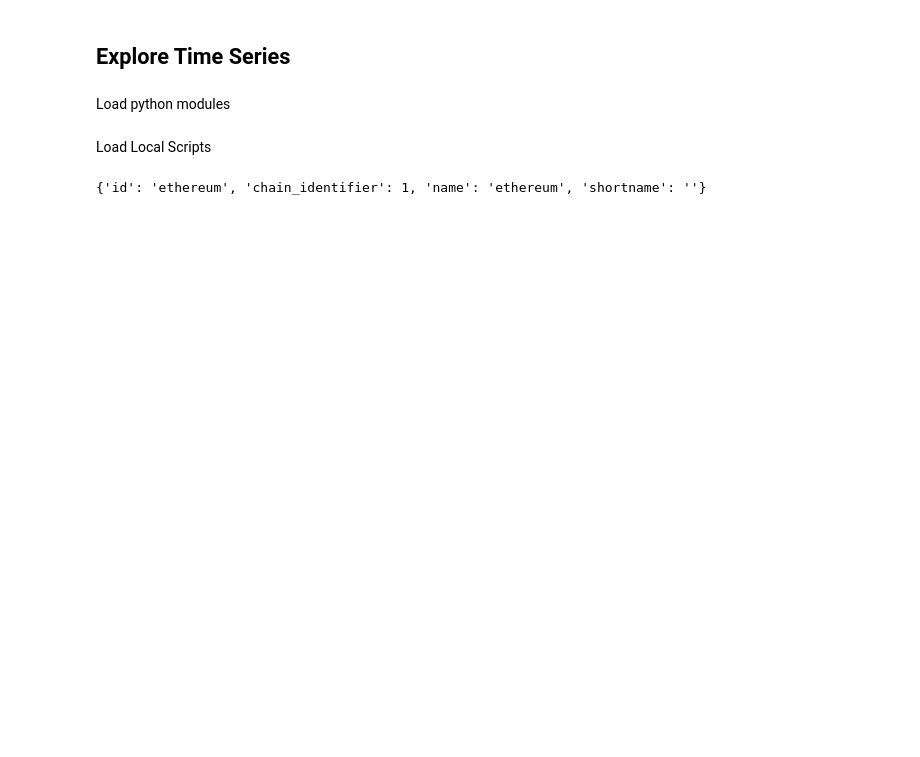
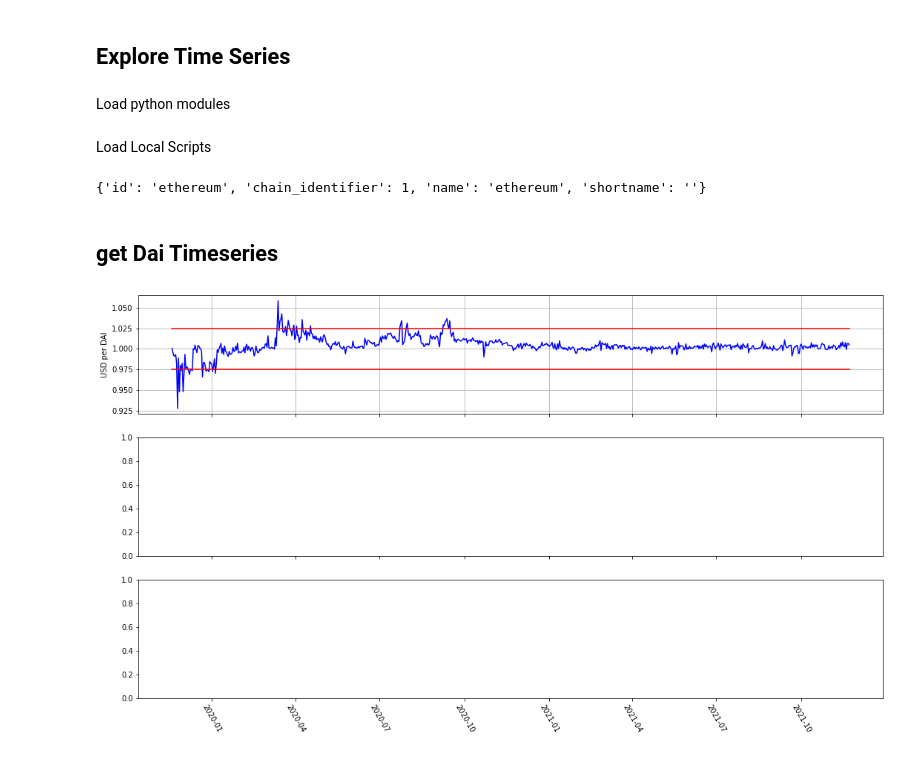
Before and after one commit to popcorndao/stablecoin-metrics, a Jupyter notebook: notebooks/Stablecoin_Timeseries.ipynb, the cells around one changed output. Drawn from its saved outputs; the diff is of its cells as text; code cells hidden in the pictures; blank space fills up the shorter version.

```diff
--- a/notebooks/Stablecoin_Timeseries.ipynb
+++ b/notebooks/Stablecoin_Timeseries.ipynb
@@ -20,0 +26,2 @@ ethereum_id
+# %% [markdown]
+## get Dai Timeseries
@@ -20,0 +30,21 @@ ethereum_id
+# %%
+dt = datetime(year=2019,month=11,day=18)
+timestamp_from = round(dt.replace(tzinfo=timezone.utc).timestamp())
+timestamp_till = round(datetime.now().replace(tzinfo=timezone.utc).timestamp())
+# %%
+daitousd = Akw.readDataLocally(whichData="cg_dai_usd", **{"from":timestamp_from, "to":timestamp_till})
+daitousdprices = list(map(lambda x: x[1] ,daitousd["prices"]))
+daitousddtimes = list(map(lambda x: datetime.fromtimestamp(x[0] / 1000) ,daitousd["prices"]))
+# %%
+fig, axes = plt.subplots(nrows=3,ncols=1,sharex=True)
+fig.set_figwidth(18)
+fig.set_figheight(10)
+axes[0].plot(daitousddtimes, daitousdprices,'-b')
+axes[0].plot(daitousddtimes, [1.025] * len(daitousddtimes),'-r')
+axes[0].plot(daitousddtimes, [0.975] * len(daitousddtimes),'-r')
+axes[0].set(ylabel="USD per DAI")
+axes[0].grid()
+plt.xticks(rotation=-60)
+plt.show()
+# %% [output]
+[figure, added]
```
Also changed, not shown: parts of 5 cells of this notebook.
